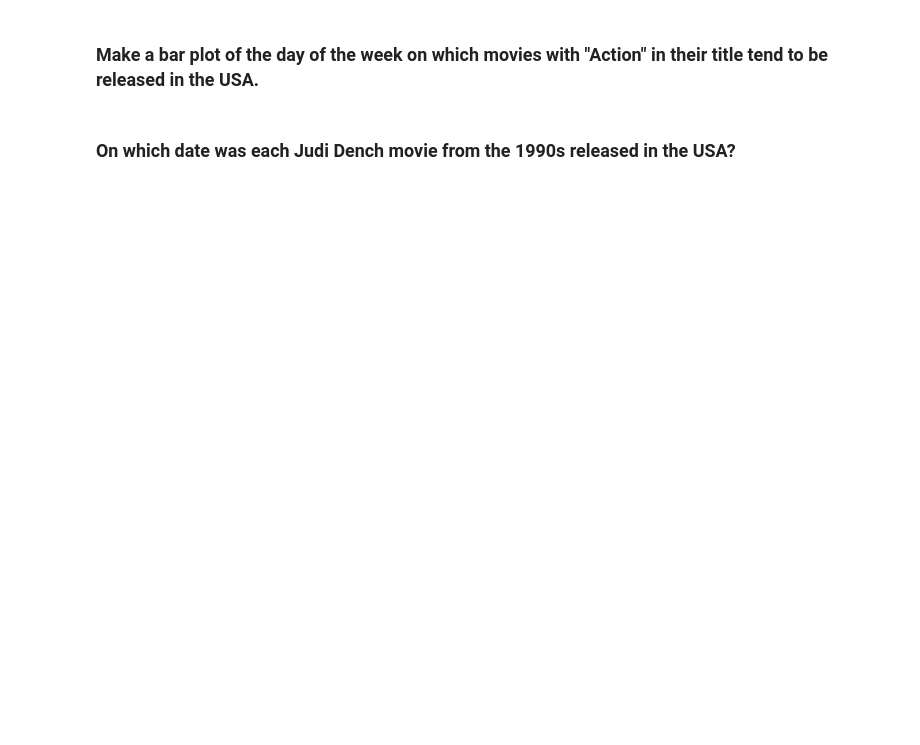
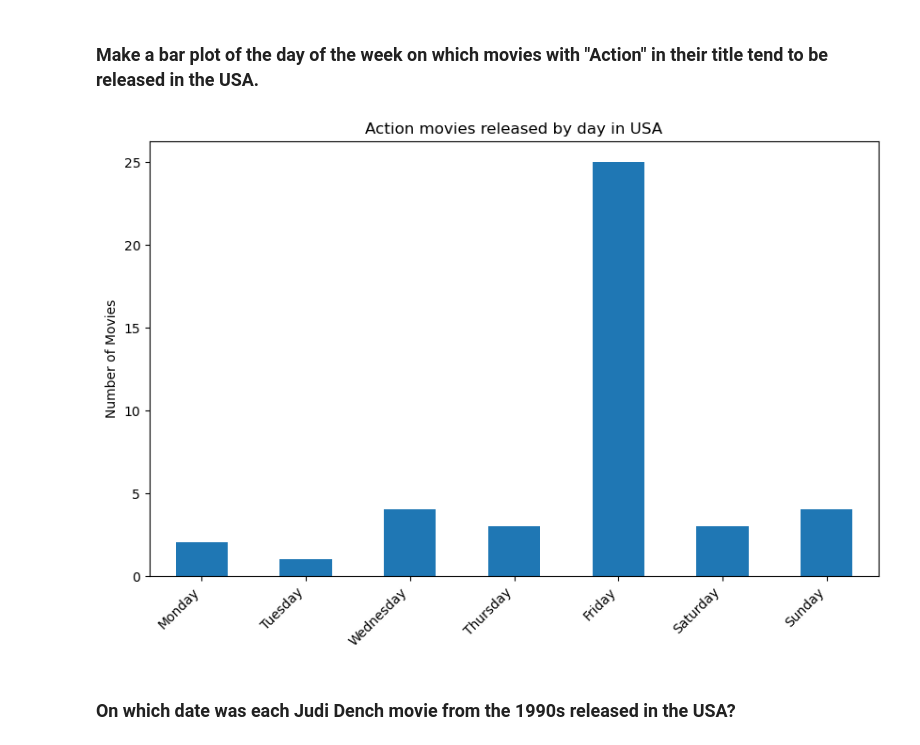
Before and after one commit to ronibars/pycon-pandas-tutorial, a Jupyter notebook: Exercises-5.ipynb, the cells around one changed output. Cells and saved outputs as stored; diff of their text form; code cells hidden in the pictures; blank space fills up the shorter version.

```diff
--- a/Exercises-5.ipynb
+++ b/Exercises-5.ipynb
@@ -98,4 +140,43 @@ usa_hobbit_movies_pivot.plot(kind='bar')
 # %% [markdown]
 ### Make a bar plot of the day of the week on which movies with "Action" in their title tend to be released in the USA.
+# %%
+action_movies = (
+    release_dates.loc[
+        (
+                release_dates['title']
+            .str
+            .contains(
+                'Action',
+                case=False,
+                na=False
+            )
+        ) &
+        (
+            release_dates['country'] == 'USA'
+        )
+    ]
+)
+
+action_movies_pivot = (
+    action_movies.
+    pivot_table(
+        index=['day', 'dayname'],
+        aggfunc={
+            'title': 'count'
+        }
+    )
+    .reset_index()
+    .sort_values('day')
+)
+
+action_movies_pivot.set_index('dayname')['title'].plot(kind='bar', figsize=(10, 6))
+plt.legend().remove()
+plt.title('Action movies released by day in USA')
+plt.xlabel('')
+plt.xticks(rotation=45, ha='right')
+plt.ylabel('Number of Movies')
+plt.show()
+# %% [output]
+[figure, added]
 # %% [markdown]
 ### On which date was each Judi Dench movie from the 1990s released in the USA?
```
Also changed, not shown: parts of 7 cells of this notebook.
